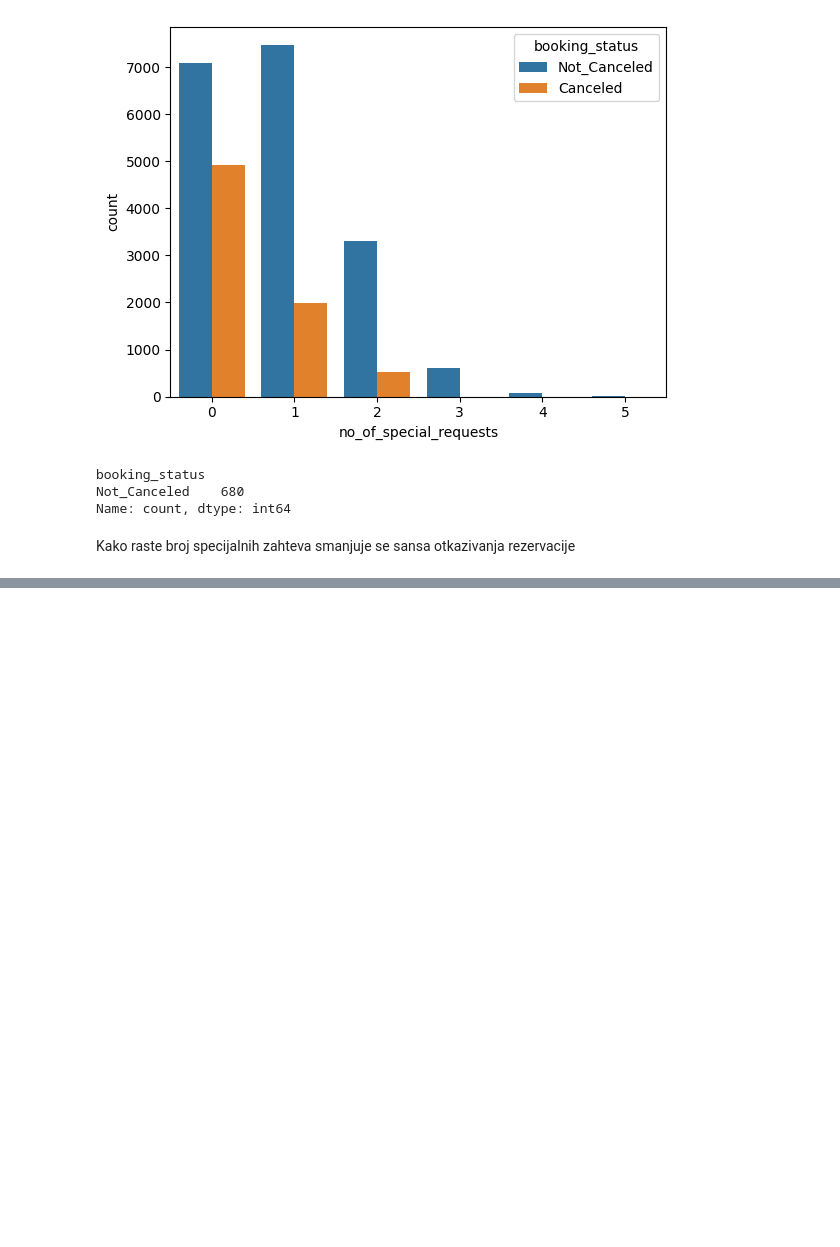
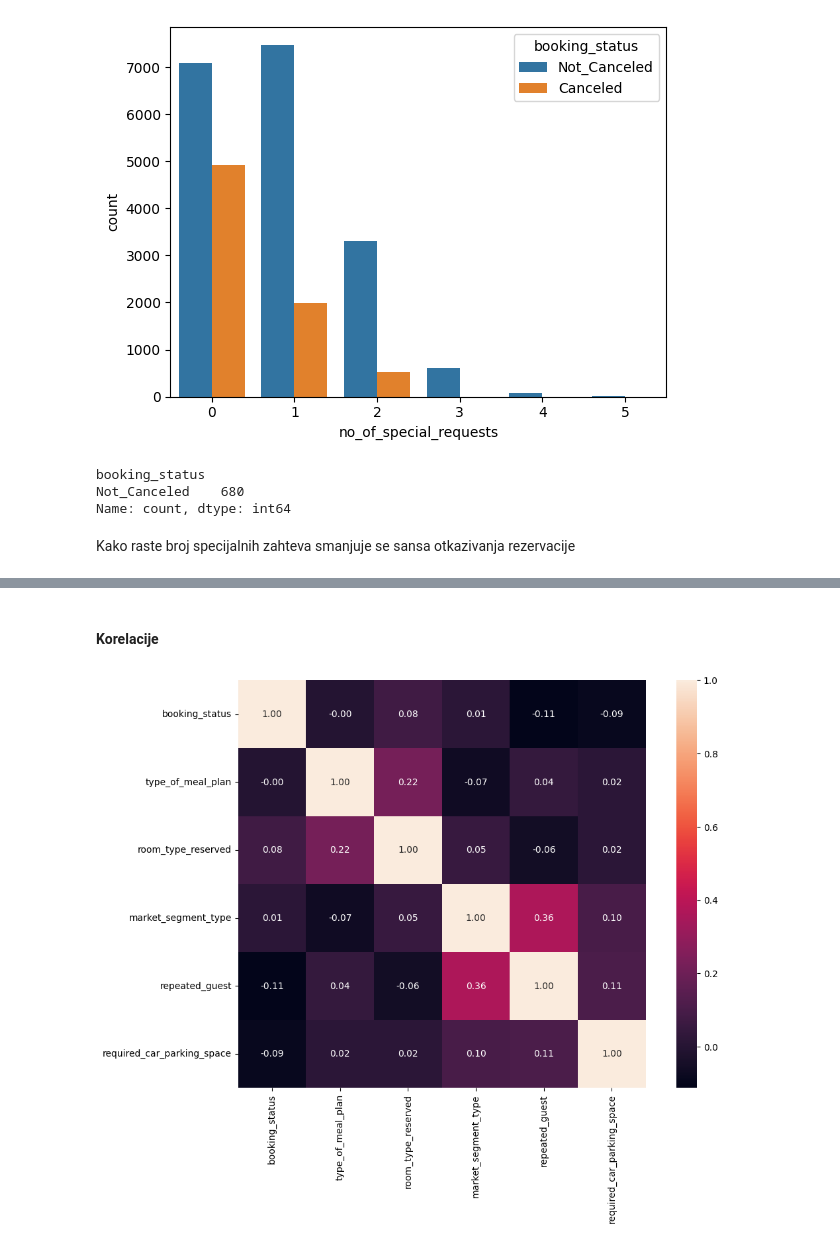
Before and after one commit to umilic16/ML_3, a Jupyter notebook: main.ipynb, the cells around one changed output, grey strips where cells are left out. Saved outputs shown, nothing was run; the diff lists cells and outputs as text; code cells hidden in the pictures; blank space fills up the shorter version.

```diff
--- a/main.ipynb
+++ b/main.ipynb
@@ -353,18 +290,32 @@ df['booking_status'] = df['booking_status'].map({'Not_Canceled': 0, 'Canceled':
 # %%
-continuous = ['lead_time', 'avg_price_per_room']
+continuous = ["lead_time", "avg_price_per_room"]
 
-categorical = ['2_adults_bool', 'any_children_bool', 'type_of_meal_plan', 'room_type_reserved', 'market_segment_type',
-               'repeated_guest', 'required_car_parking_space']
+categorical = [
+    "type_of_meal_plan",
+    "room_type_reserved",
+    "market_segment_type",
+    "repeated_guest",
+    "required_car_parking_space",
+]
 
-non_categorical = ['no_of_weekend_nights',
-                   'no_of_week_nights', 'arrival_year', 'arrival_month',
-                   'arrival_date', 'no_of_previous_cancellations',
-                   'no_of_previous_bookings_not_canceled',
-                   'no_of_special_requests']
+non_categorical = [
+    "no_of_adults",
+    "no_of_children",
+    "no_of_weekend_nights",
+    "no_of_week_nights",
+    "arrival_year",
+    "arrival_month",
+    "arrival_date",
+    "no_of_previous_cancellations",
+    "no_of_previous_bookings_not_canceled",
+    "no_of_special_requests",
+]
+# %% [markdown]
+#### Korelacije
 # %%
-import numpy as np
-
 plt.figure(figsize=(12, 8))
-corr = df[['booking_status'] + categorical].corr()
-sns.heatmap(corr, mask=np.tril(corr), annot=True, cmap='cividis', square=True, fmt=".2f")
+corr = df[["booking_status"] + categorical].corr()
+sns.heatmap(corr, annot=True, square=True, fmt=".2f")
 plt.show()
+# %% [output]
+[figure, added]
```
Also changed, not shown: parts of 58 cells of this notebook.
